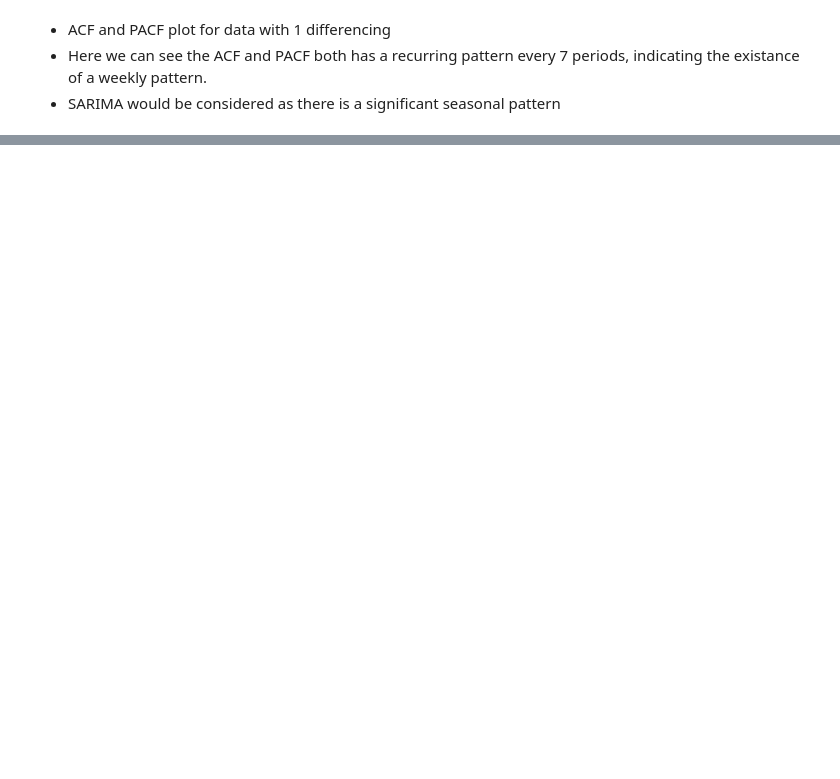
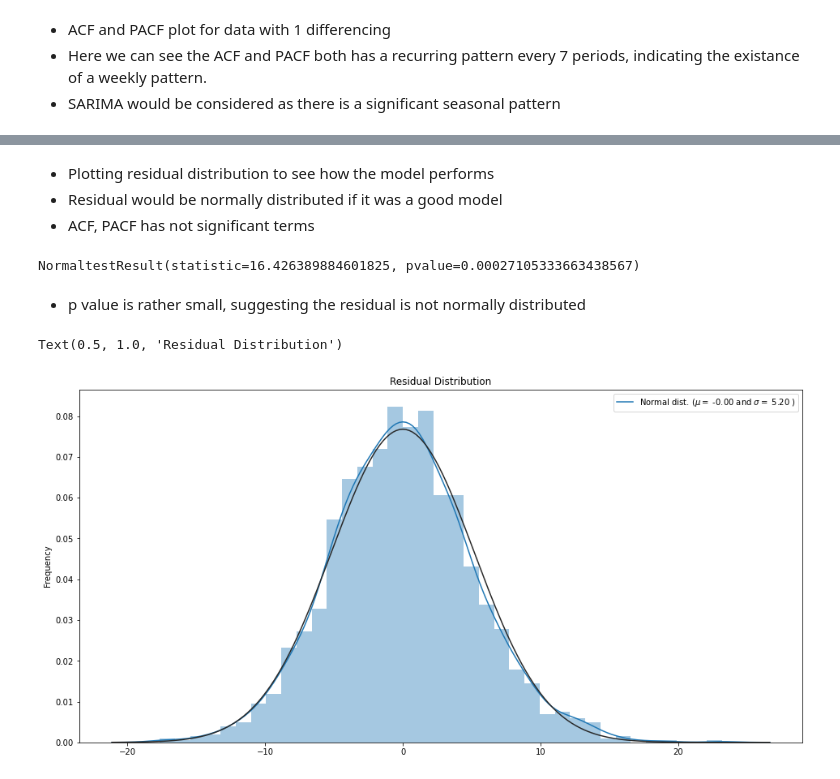
Before and after one commit to KaiFormosa/Sales_Demand_Forecast, a Jupyter notebook: Sales_Demand_Forecast.ipynb, the cells around one changed output, grey strips where cells are left out. Saved outputs shown, nothing was run; the diff lists cells and outputs as text; code cells hidden in the pictures; blank space fills up the shorter version.

```diff
--- a/Sales_Demand_Forecast.ipynb
+++ b/Sales_Demand_Forecast.ipynb
@@ -248,0 +255,3 @@ Text(0.5, 1.0, 'Partial Autocorrelation Function (PAFC)')
+# %%
+arima_mod610 = sm.tsa.ARIMA(df_train.sales, (6,1,0)).fit(disp=False)
+print(arima_mod610.summary())
@@ -248,0 +276,30 @@ Text(0.5, 1.0, 'Partial Autocorrelation Function (PAFC)')
+# %% [markdown]
+- Plotting residual distribution to see how the model performs
+- Residual would be normally distributed if it was a good model
+- ACF, PACF has not significant terms
+# %%
+from scipy import stats
+from scipy.stats import normaltest
+
+resid = arima_mod610.resid
+print(normaltest(resid))
+# %% [output]
+NormaltestResult(statistic=16.426389884601825, pvalue=0.00027105333663438567)
+# %% [markdown]
+- p value is rather small, suggesting the residual is not normally distributed
+# %%
+fig = plt.figure(figsize=(16,8))
+ax0 = fig.add_subplot(111)
+
+sns.distplot(resid ,fit = stats.norm, ax = ax0)
+
+# Get the fitted parameters used by the function
+(mu, sigma) = stats.norm.fit(resid)
+
+#Now plot the distribution using
+plt.legend(['Normal dist. ($\mu=$ {:.2f} and $\sigma=$ {:.2f} )'.format(mu, sigma)], loc='best')
+plt.ylabel('Frequency')
+plt.title('Residual Distribution')
+# %% [output]
+Text(0.5, 1.0, 'Residual Distribution')
+[figure, added]
```
Also changed, not shown: parts of 14 cells of this notebook.
